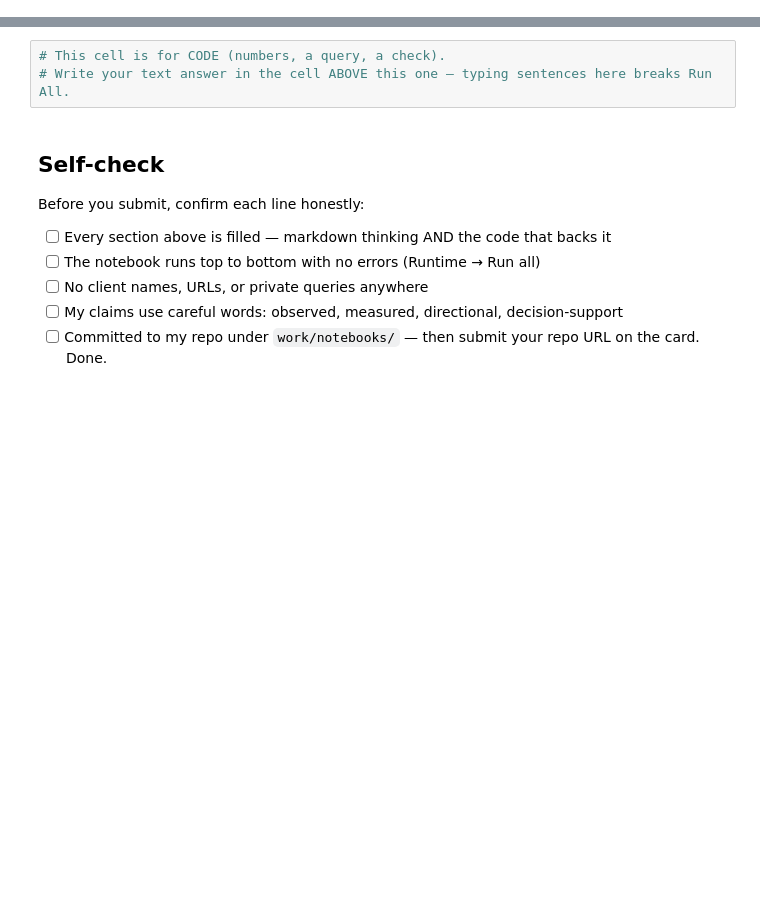
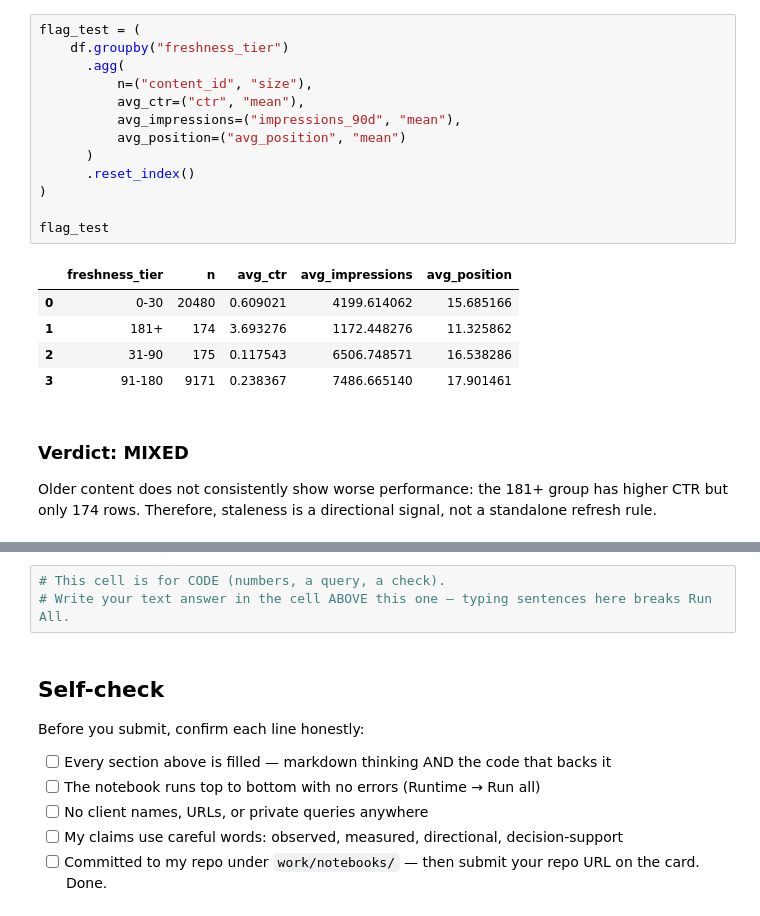
Before and after one commit to pankaj1281/flyrank_ml_internship, a Jupyter notebook: work/notebooks/w04_signal_audit.ipynb, the cells around one changed output, grey strips where cells are left out. Saved outputs shown, nothing was run; the diff lists cells and outputs as text; blank space fills up the shorter version.

```diff
--- a/work/notebooks/w04_signal_audit.ipynb
+++ b/work/notebooks/w04_signal_audit.ipynb
@@ -33,0 +158,23 @@ This skeleton is yours to fill. Work the sections **in order** — each one has
+# %%
+flag_test = (
+    df.groupby("freshness_tier")
+      .agg(
+          n=("content_id", "size"),
+          avg_ctr=("ctr", "mean"),
+          avg_impressions=("impressions_90d", "mean"),
+          avg_position=("avg_position", "mean")
+      )
+      .reset_index()
+)
+
+flag_test
+# %% [output]
+|  | freshness_tier | n | avg_ctr | avg_impressions | avg_position |
+| 0 | 0-30 | 20480 | 0.609021 | 4199.614062 | 15.685166 |
+| 1 | 181+ | 174 | 3.693276 | 1172.448276 | 11.325862 |
+| 2 | 31-90 | 175 | 0.117543 | 6506.748571 | 16.538286 |
+| 3 | 91-180 | 9171 | 0.238367 | 7486.665140 | 17.901461 |
+# %% [markdown]
+### Verdict: MIXED
+
+Older content does not consistently show worse performance: the 181+ group has higher CTR but only 174 rows. Therefore, staleness is a directional signal, not a standalone refresh rule.
```
Also changed, not shown: parts of 21 cells of this notebook.
